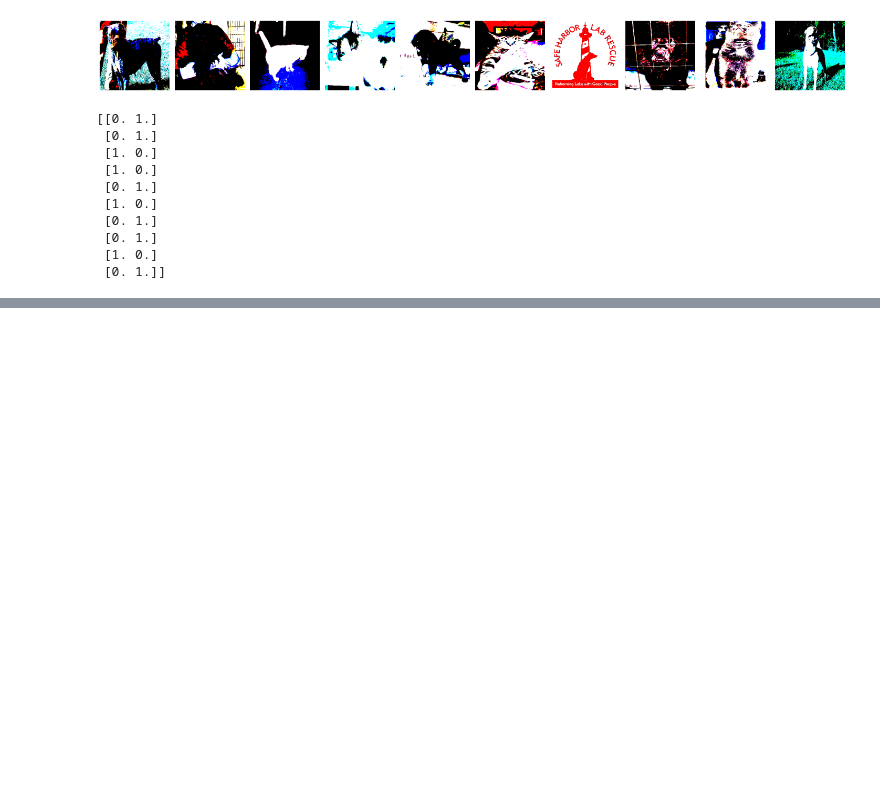
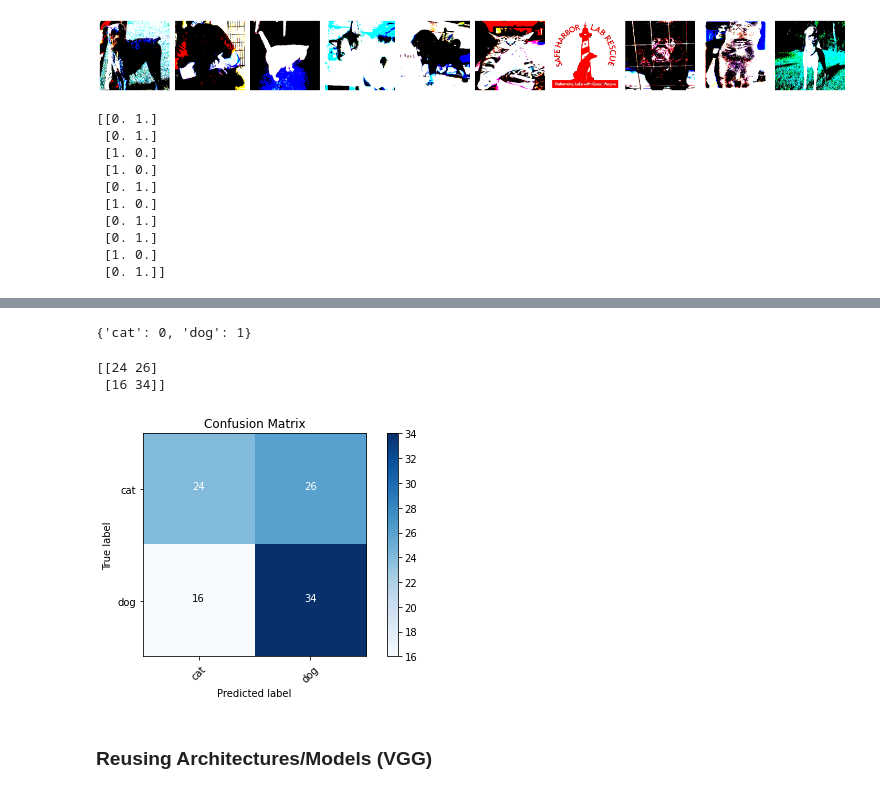
Before and after one commit to mabj/spikes, a Jupyter notebook: keras/keras_notes.ipynb, the cells around one changed output, grey strips where cells are left out. Cells and saved outputs as stored; diff of their text form; code cells hidden in the pictures; blank space fills up the shorter version.

Commit message:
Updating Keras notes.

```diff
--- a/keras/keras_notes.ipynb
+++ b/keras/keras_notes.ipynb
@@ -412,0 +413,10 @@ Clipping input data to the valid range for imshow with RGB data ([0..1] for floa
+# %%
+model = tf.keras.Sequential()
+model.add(Conv2D(filters=32, kernel_size=(3, 3), activation="relu", padding="same", input_shape=(224,224,3)))
+model.add(MaxPool2D(pool_size=(2,2), strides=2))
+model.add(Conv2D(filters=64, kernel_size=(3, 3), activation="relu", padding="same"))
+model.add(MaxPool2D(pool_size=(2,2), strides=2))
+model.add(Flatten())
+# Softmax turn outputs into probabilities
+model.add(Dense(units=2, activation="softmax"))
+model.summary()
@@ -412,0 +446,6 @@ Clipping input data to the valid range for imshow with RGB data ([0..1] for floa
+# %%
+# loss measurement can be binary_crossentropy but categorical_crossentropy is more general
+model.compile(optimizer=Adam(learning_rate=0.0001), loss='categorical_crossentropy', metrics=['accuracy'])
+# %%
+# Ys (truth data) is already inside the train_batches
+model.fit(x=train_batches, validation_data=valid_batches, epochs=10, verbose=2)
@@ -412,0 +513,4 @@ Clipping input data to the valid range for imshow with RGB data ([0..1] for floa
+# %%
+predictions = model.predict(x=test_batches, verbose=0)
+# Printing the 10 first predictions
+np.round(predictions[0:10, : ])
@@ -412,0 +528,15 @@ Clipping input data to the valid range for imshow with RGB data ([0..1] for floa
+# %%
+test_batches.class_indices
+# %% [output]
+{'cat': 0, 'dog': 1}
+# %%
+cm = confusion_matrix(y_true=test_batches.classes, y_pred=np.argmax(predictions, axis=-1))
+print(cm)
+cm_plot_labels = ["cat", "dog"]
+plot_confusion_matrix(cm, classes=cm_plot_labels, title="Confusion Matrix")
+# %% [output]
+[[24 26]
+ [16 34]]
+[figure, added]
+# %% [markdown]
+### Reusing Architectures/Models (VGG)
```
Also changed, not shown: parts of 37 cells of this notebook, 2 other files.
